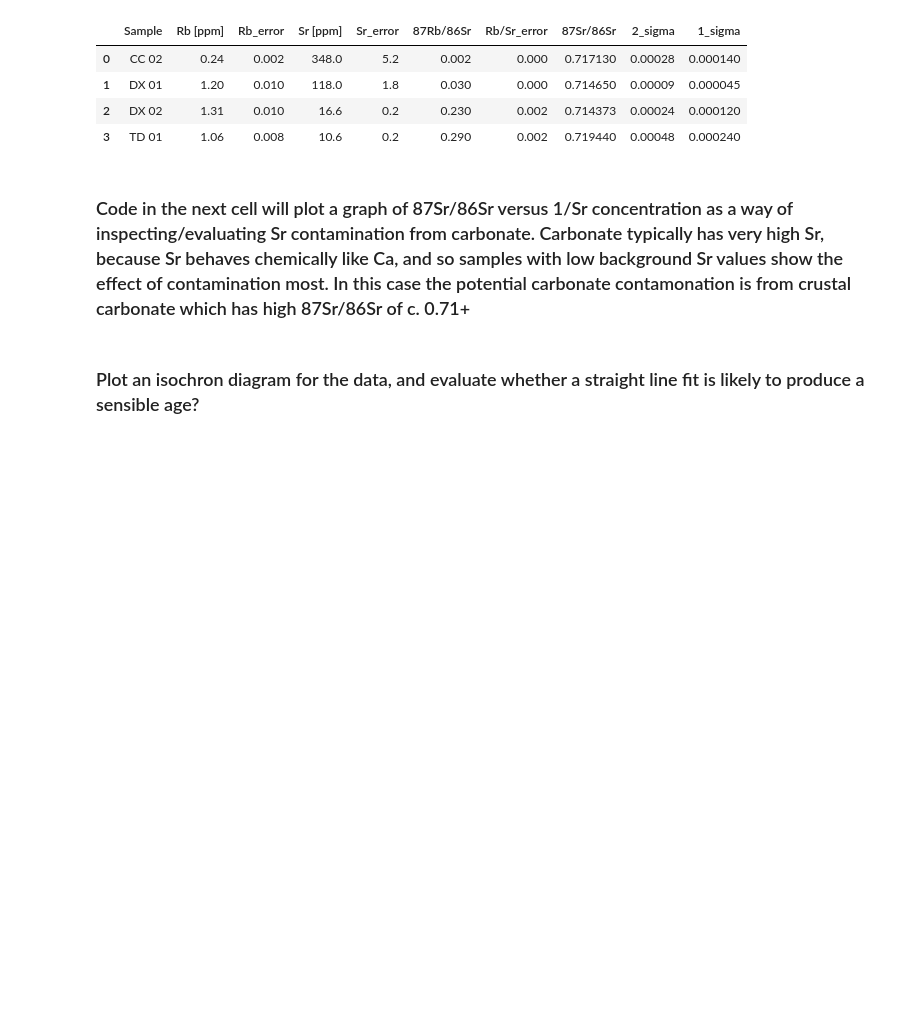
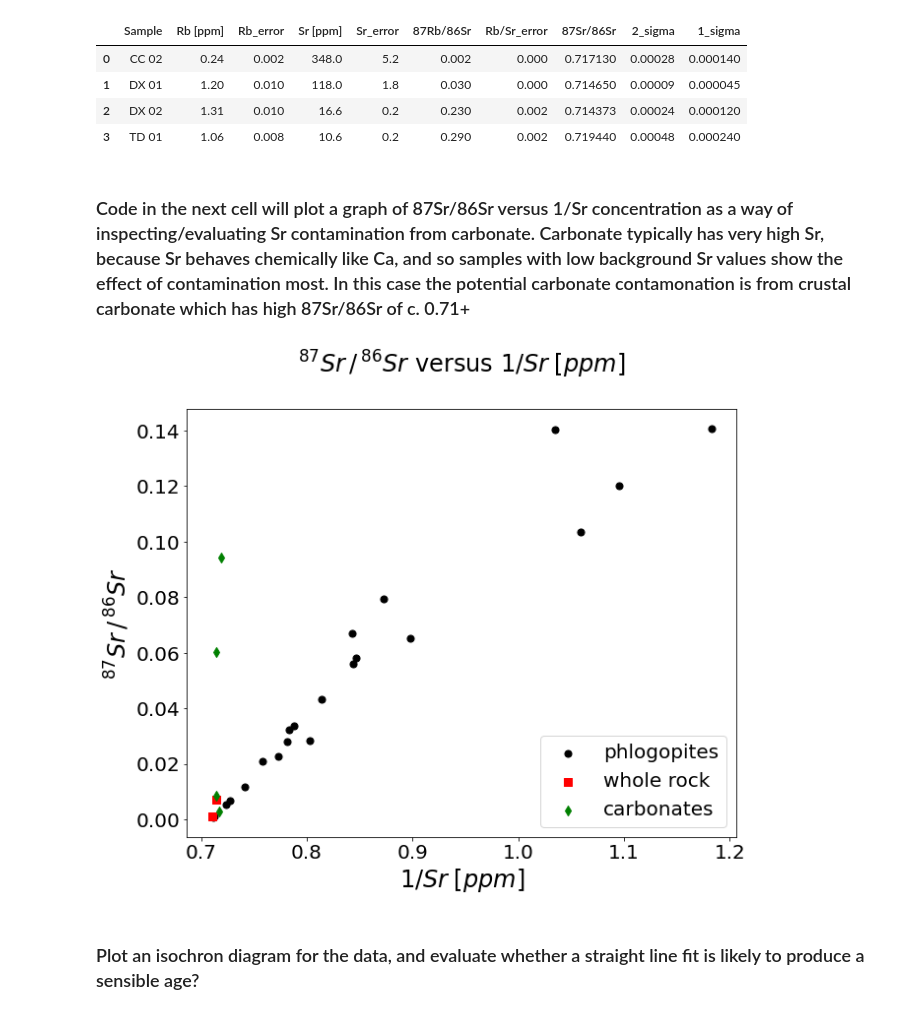
Before and after one commit to skerryvore/regression_analysis_101, a Jupyter notebook: notebooks/makgenyene_isochron.ipynb, the cells around one changed output. Cells and saved outputs as stored; diff of their text form; code cells hidden in the pictures; blank space fills up the shorter version.

Commit message:
Fixed styles and axes labels etc

```diff
--- a/notebooks/makgenyene_isochron.ipynb
+++ b/notebooks/makgenyene_isochron.ipynb
@@ -40,6 +42,20 @@ import pandas as pd
 import numpy as np
 import matplotlib.pyplot as plt
 
+# setup default font sizes for plot elements
+TINY_SIZE = 12
+SMALL_SIZE = 14
+MEDIUM_SIZE = 20
+BIGGER_SIZE = 24
+
+plt.rc('font', size=SMALL_SIZE)          # controls default text sizes
+plt.rc('axes', titlesize=BIGGER_SIZE)    # fontsize of the axes title
+plt.rc('axes', labelsize=BIGGER_SIZE)    # fontsize of the x and y labels
+plt.rc('xtick', labelsize=MEDIUM_SIZE)   # fontsize of the tick labels
+plt.rc('ytick', labelsize=MEDIUM_SIZE)   # fontsize of the tick labels
+plt.rc('legend', fontsize=MEDIUM_SIZE)     # legend fontsize
+plt.rc('figure', titlesize=MEDIUM_SIZE)  # fontsize of the figure title
+plt.rcParams['figure.figsize'] = (10, 8)
 
 # Read csv files via link to github files online (needs internet)
 phl_df = pd.read_csv('https://raw.githubusercontent.com/skerryvore/regression_analysis_101/master/data/makgenyene_phlogopite.csv')
@@ -67,20 +101,27 @@ cbn_df.head(5)
 # %% [markdown]
 ### Code in the next cell will plot a graph of 87Sr/86Sr versus 1/Sr concentration as a way of inspecting/evaluating Sr contamination from carbonate. Carbonate typically has very high Sr, because Sr behaves chemically like Ca, and so samples with low background Sr values show the effect of contamination most. In this case the potential carbonate contamonation is from crustal carbonate which has high 87Sr/86Sr of c. 0.71+
 # %%
+# Setup dictionaries of values for default plotting styles
+phlog_style = {'marker':'o','s':50,'color':'k','label':'phlogopites'}
+whrk_style  = {'marker':'s','s':50,'color':'r','label':'whole rock'}
+carbn_style = {'marker':'d','s':50,'color':'g','label':'carbonates'}
 
 # Plot 87Sr/86Sr versus 1/total Sr
-fig1, ax1 = plt.subplots(figsize=(10,8))
+fig1, ax1 = plt.subplots()
 
-ax1.set_ylabel("87Sr/86Sr",fontsize='x-large')
-ax1.set_xlabel("1/Sr [ppm]",fontsize='x-large')
+ax1.set_title("$^{87}Sr\,/\,^{86}Sr$ versus $1/Sr\;[ppm]$\n")
+ax1.set_ylabel("$^{87}Sr\,/\,^{86}Sr$")
+ax1.set_xlabel("$1/Sr\;[ppm]$")
 
-ax1.scatter(np.array(phl_df['87Sr/86Sr']), 1/np.array(phl_df['Sr [ppm]']), label='phologopites')
-ax1.scatter(np.array(wrk_df['87Sr/86Sr']), 1/np.array(wrk_df['Sr [ppm]']), label='whole rock')
-ax1.scatter(np.array(cbn_df['87Sr/86Sr']), 1/np.array(cbn_df['Sr [ppm]']), label='carbonates')
+ax1.scatter(np.array(phl_df['87Sr/86Sr']), 1/np.array(phl_df['Sr [ppm]']), **phlog_style)
+ax1.scatter(np.array(wrk_df['87Sr/86Sr']), 1/np.array(wrk_df['Sr [ppm]']), **whrk_style)
+ax1.scatter(np.array(cbn_df['87Sr/86Sr']), 1/np.array(cbn_df['Sr [ppm]']), **carbn_style)
 
-ax1.legend(loc='lower right',fontsize='x-large')
+ax1.legend(loc='lower right')
 
 plt.show(fig1)
+# %% [output]
+[figure, added]
 # %% [markdown]
 ### Plot an isochron diagram for the data, and evaluate whether a straight line fit is likely to produce a sensible age?
 # %%
```
Also changed, not shown: parts of 10 cells of this notebook.
